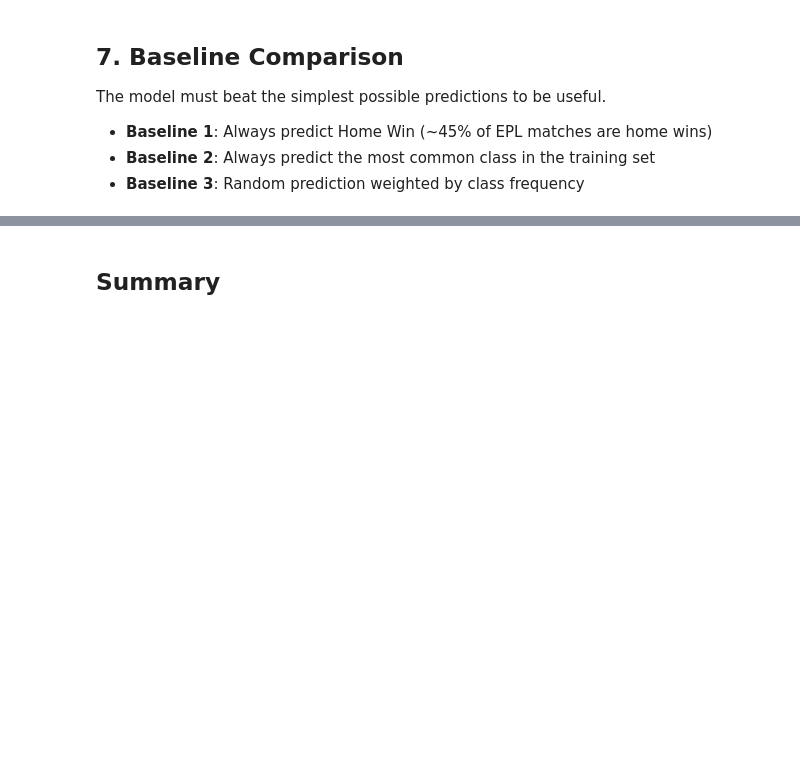
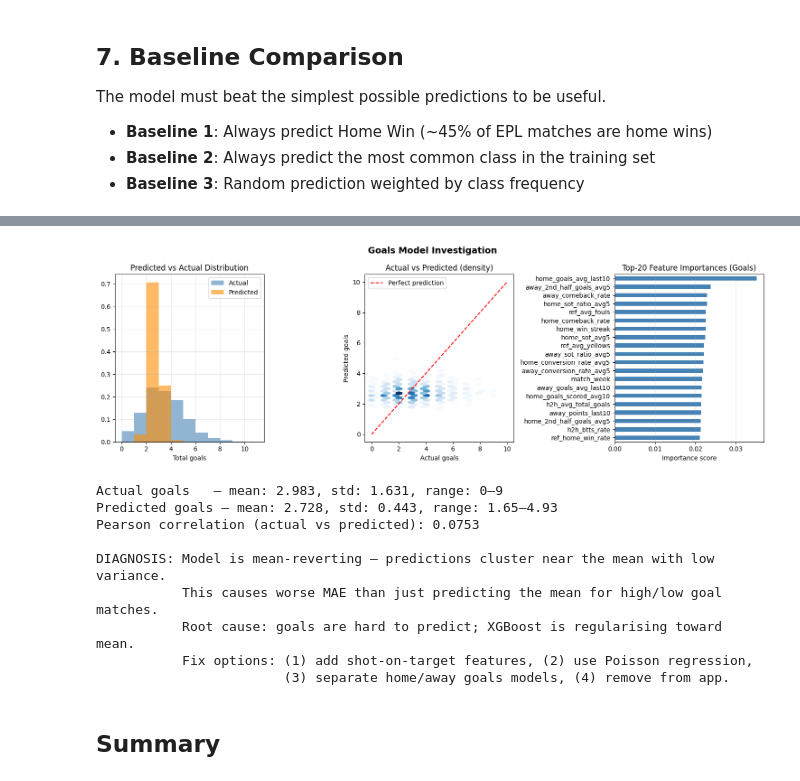
Before and after one commit to Jnyambok/Soca-Scores, a Jupyter notebook: experiments/notebooks/model_evaluation.ipynb, the cells around one changed output, grey strips where cells are left out. Drawn from its saved outputs; the diff is of its cells as text; code cells hidden in the pictures; blank space fills up the shorter version.

```diff
--- a/experiments/notebooks/model_evaluation.ipynb
+++ b/experiments/notebooks/model_evaluation.ipynb
@@ -289,3 +447,65 @@ plt.show()
+# %%
+actual_goals = test['total_goals'].values
+
+fig, axes = plt.subplots(1, 3, figsize=(15, 5))
+fig.suptitle('Goals Model Investigation', fontsize=14, fontweight='bold')
+
+# 1. Predicted vs actual distribution
+axes[0].hist(actual_goals, bins=range(0, 12), alpha=0.6, label='Actual', color='steelblue', density=True)
+axes[0].hist(goals_pred,   bins=range(0, 12), alpha=0.6, label='Predicted', color='darkorange', density=True)
+axes[0].set_title('Predicted vs Actual Distribution')
+axes[0].set_xlabel('Total goals')
+axes[0].legend()
+axes[0].grid(True, alpha=0.3)
+
+# 2. Predicted vs actual scatter (hexbin for density)
+axes[1].hexbin(actual_goals, goals_pred, gridsize=20, cmap='Blues', mincnt=1)
+axes[1].plot([0, 10], [0, 10], 'r--', label='Perfect prediction')
+axes[1].set_title('Actual vs Predicted (density)')
+axes[1].set_xlabel('Actual goals')
+axes[1].set_ylabel('Predicted goals')
+axes[1].legend()
+
+# 3. Top-20 feature importances for goals model
+importances = pd.Series(model_goals.feature_importances_, index=FEATURE_COLS)
+top20 = importances.nlargest(20).sort_values()
+top20.plot(kind='barh', ax=axes[2], color='steelblue')
+axes[2].set_title('Top-20 Feature Importances (Goals)')
+axes[2].set_xlabel('Importance score')
+axes[2].grid(True, alpha=0.3, axis='x')
+
+plt.tight_layout()
+plt.savefig('goals_investigation.png', dpi=150, bbox_inches='tight')
+plt.show()
+
+# Diagnosis
+pred_std    = goals_pred.std()
+actual_std  = actual_goals.std()
+pred_range  = goals_pred.max() - goals_pred.min()
+actual_range = actual_goals.max() - actual_goals.min()
+corr = np.corrcoef(actual_goals, goals_pred)[0, 1]
+
+print(f'Actual goals   — mean: {actual_goals.mean():.3f}, std: {actual_std:.3f}, range: 0–{actual_goals.max()}')
+print(f'Predicted goals — mean: {goals_pred.mean():.3f}, std: {pred_std:.3f}, range: {goals_pred.min():.2f}–{goals_pred.max():.2f}')
+print(f'Pearson correlation (actual vs predicted): {corr:.4f}')
+print()
+if pred_std < 0.5:
+    print('DIAGNOSIS: Model is mean-reverting — predictions cluster near the mean with low variance.')
+    print('           This causes worse MAE than just predicting the mean for high/low goal matches.')
+    print('           Root cause: goals are hard to predict; XGBoost is regularising toward mean.')
+    print('           Fix options: (1) add shot-on-target features, (2) use Poisson regression,')
+    print('                        (3) separate home/away goals models, (4) remove from app.')
+# %% [output]
+[figure, added]
+Actual goals   — mean: 2.983, std: 1.631, range: 0–9
+Predicted goals — mean: 2.728, std: 0.443, range: 1.65–4.93
+Pearson correlation (actual vs predicted): 0.0753
+
+DIAGNOSIS: Model is mean-reverting — predictions cluster near the mean with low variance.
+           This causes worse MAE than just predicting the mean for high/low goal matches.
+           Root cause: goals are hard to predict; XGBoost is regularising toward mean.
+           Fix options: (1) add shot-on-target features, (2) use Poisson regression,
+                        (3) separate home/away goals models, (4) remove from app.
 # %% [markdown]
 ## Summary
 # %%
```
Also changed, not shown: parts of 20 cells of this notebook, 4 other files.
